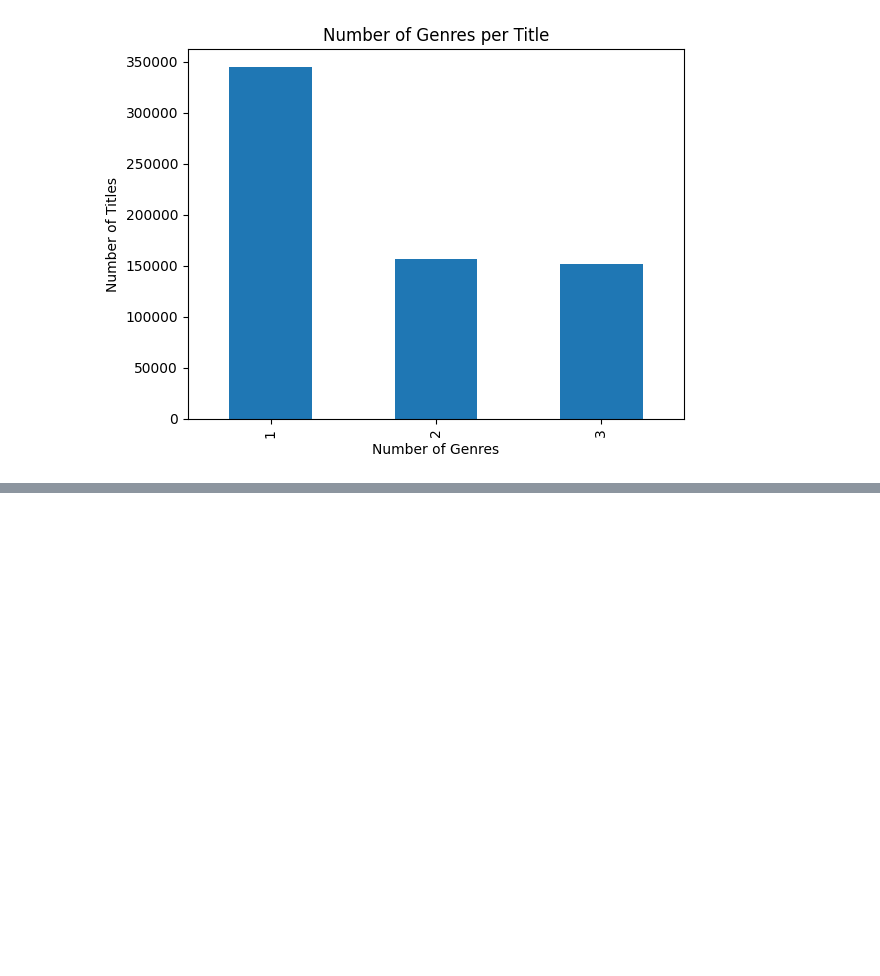
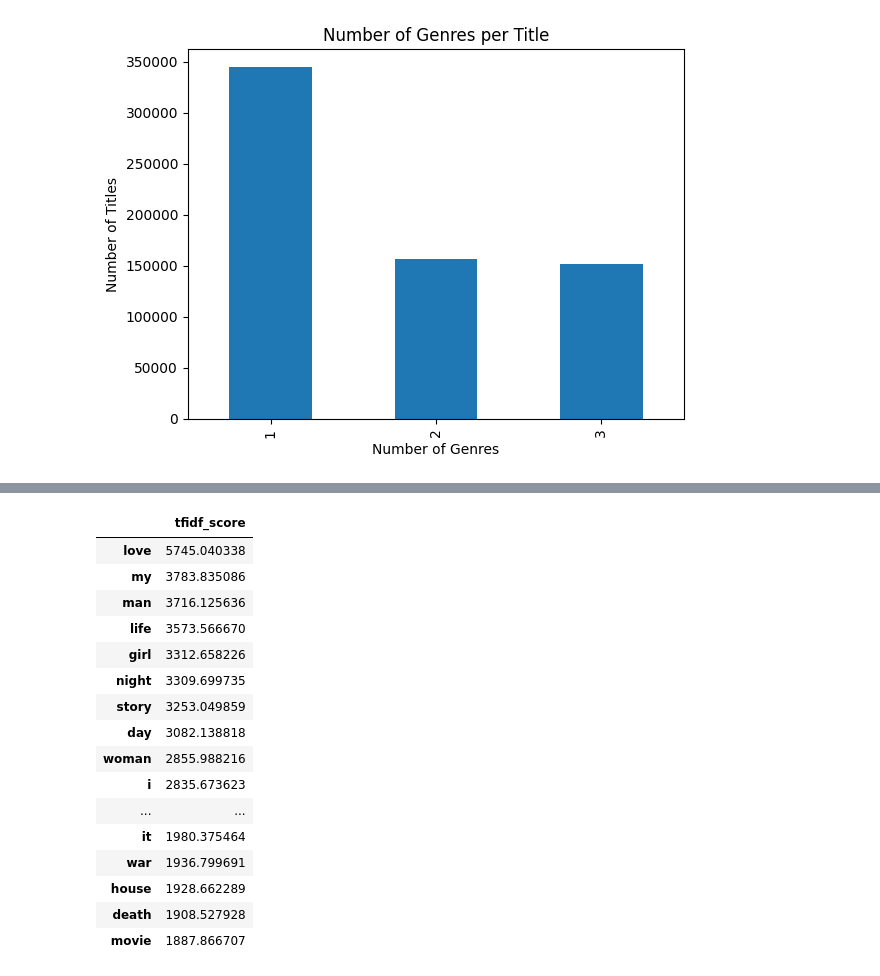
Before and after one commit to edwardpk94/movie_genres, a Jupyter notebook: model/eda.ipynb, the cells around one changed output, grey strips where cells are left out. Drawn from its saved outputs; the diff is of its cells as text; code cells hidden in the pictures; blank space fills up the shorter version.

```diff
--- a/model/eda.ipynb
+++ b/model/eda.ipynb
@@ -326,0 +458,41 @@ df['num_genres'].value_counts().plot(
+# %%
+# Vectorize the text
+vectorizer = TfidfVectorizer(
+    tokenizer=dummy_function,
+    preprocessor=dummy_function,
+    analyzer='word',
+    token_pattern=None,
+    min_df=3,
+)
+
+X = vectorizer.fit_transform(df['title_cleaned'])
+# %%
+# Check our cleaning and tokenization by inspecting most frequent tfidf scores
+# Many of the top terms would have been removed had we used a more traditional
+# stopword list
+tfidf_df = pd.DataFrame(
+    {
+        'tfidf_score' : np.array(X.sum(axis=0)).T[:,0],
+    },
+    index=vectorizer.get_feature_names_out().T,
+)
+
+tfidf_df.sort_values(by='tfidf_score', ascending=False).head(25)
+# %% [output]
+|  | tfidf_score |
+| love | 5745.040338 |
+| my | 3783.835086 |
+| man | 3716.125636 |
+| life | 3573.566670 |
+| girl | 3312.658226 |
+| night | 3309.699735 |
+| story | 3253.049859 |
+| day | 3082.138818 |
+| woman | 2855.988216 |
+| i | 2835.673623 |
+| ... | ... |
+| it | 1980.375464 |
+| war | 1936.799691 |
+| house | 1928.662289 |
+| death | 1908.527928 |
+| movie | 1887.866707 |
```
Also changed, not shown: parts of 29 cells of this notebook, 2 other files.
